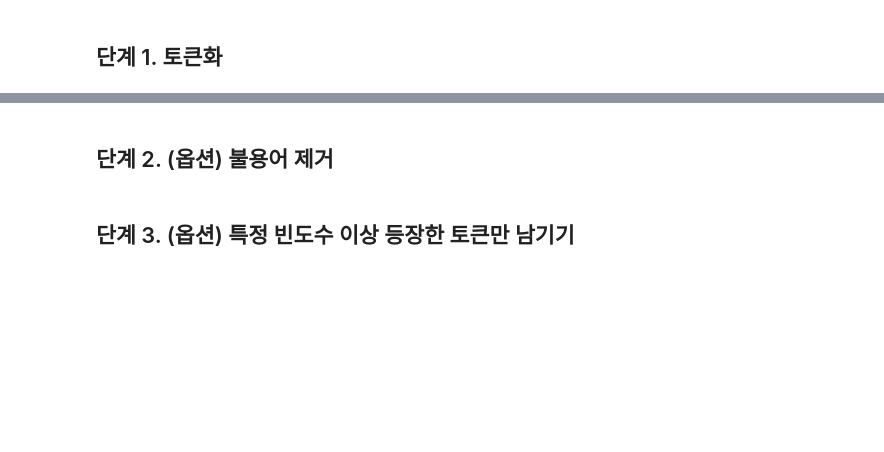
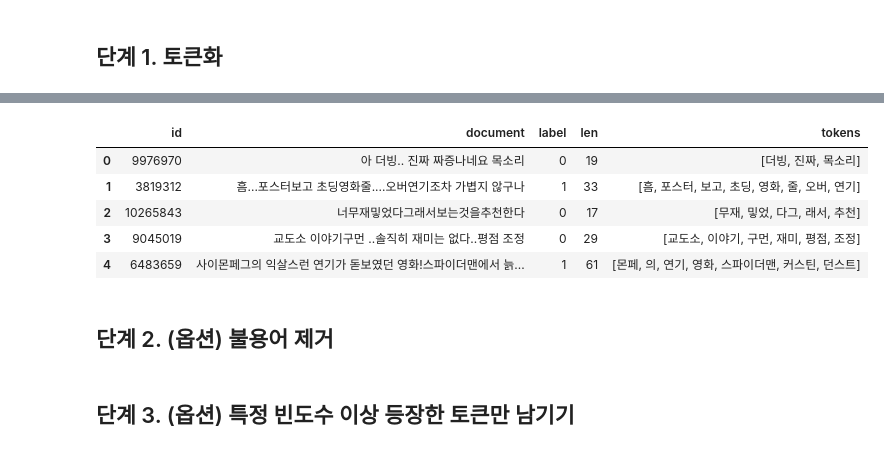
Before and after one commit to Clinda02/text_data_analysis, a Jupyter notebook: NLP/naver_movie_sentimental_analysis.ipynb, the cells around one changed output, grey strips where cells are left out. Drawn from its saved outputs; the diff is of its cells as text; code cells hidden in the pictures; blank space fills up the shorter version.

```diff
--- a/NLP/naver_movie_sentimental_analysis.ipynb
+++ b/NLP/naver_movie_sentimental_analysis.ipynb
@@ -267,16 +290,2 @@ dir(WordCloud)
-# %%
-def tokenize(doc):
-  """Tokenizes a Korean document using Okt.
-
-  Args:
-    doc: The input document string.
-
-  Returns:
-    A list of tokens.
-  """
-  # Convert the input to string before processing
-  return okt.morphs(str(doc))
-
-df['tokens'] = df['document'].apply(tokenize)
 # %% [markdown]
 ## 단계 1. 토큰화
@@ -282,0 +306,17 @@ df['tokens'] = df['document'].apply(tokenize)
+# %%
+from konlpy.tag import Okt
+okt = Okt()
+# %%
+def tokenize(doc):
+  """Tokenizes a Korean document using Okt.
+
+  Args:
+    doc: The input document string.
+
+  Returns:
+    A list of tokens.
+  """
+  # Convert the input to string before processing
+  return okt.nouns(str(doc))
+
+df['tokens'] = df['document'].apply(tokenize)
@@ -283,2 +325,11 @@ df['tokens'] = df['document'].apply(tokenize)
+# %%
+df.head()
+# %% [output]
+|  | id | document | label | len | tokens |
+| 0 | 9976970 | 아 더빙.. 진짜 짜증나네요 목소리 | 0 | 19 | [더빙, 진짜, 목소리] |
+| 1 | 3819312 | 흠...포스터보고 초딩영화줄....오버연기조차 가볍지 않구나 | 1 | 33 | [흠, 포스터, 보고, 초딩, 영화, 줄, 오버, 연기] |
+| 2 | 10265843 | 너무재밓었다그래서보는것을추천한다 | 0 | 17 | [무재, 밓었, 다그, 래서, 추천] |
+| 3 | 9045019 | 교도소 이야기구먼 ..솔직히 재미는 없다..평점 조정 | 0 | 29 | [교도소, 이야기, 구먼, 재미, 평점, 조정] |
+| 4 | 6483659 | 사이몬페그의 익살스런 연기가 돋보였던 영화!스파이더맨에서 늙... | 1 | 61 | [몬페, 의, 연기, 영화, 스파이더맨, 커스틴, 던스트] |
 # %% [markdown]
 ## 단계 2. (옵션) 불용어 제거
```
Also changed, not shown: parts of 21 cells of this notebook.
